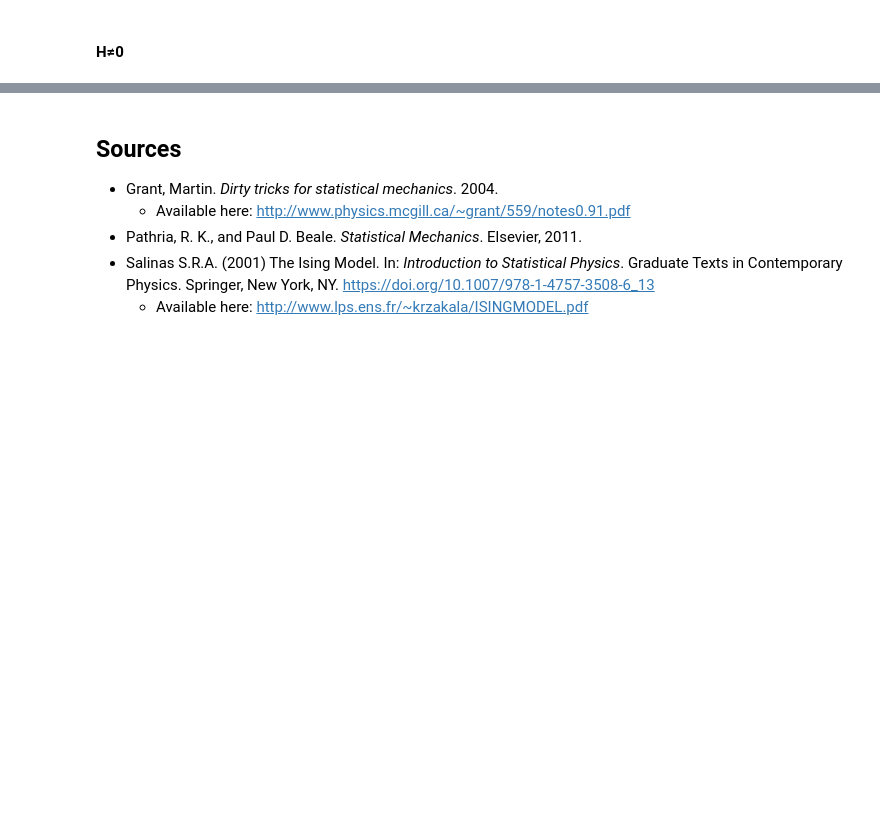
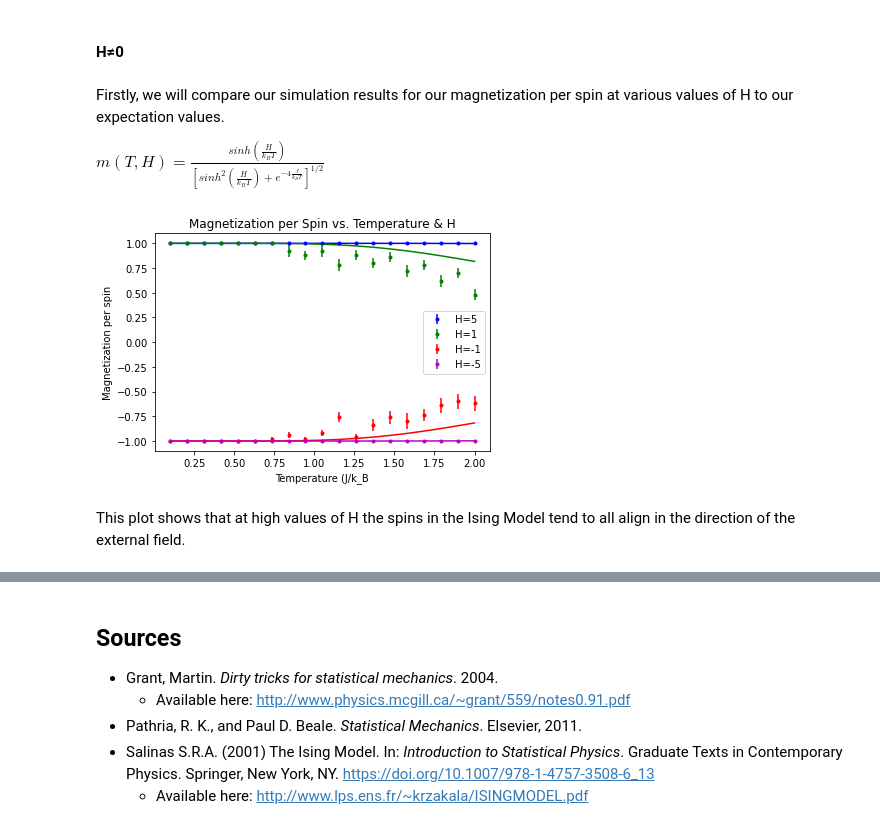
Before and after one commit to WillPugs/ising-model, a Jupyter notebook: ising_model_simulation.ipynb, the cells around one changed output, grey strips where cells are left out. Cells and saved outputs as stored; diff of their text form; code cells hidden in the pictures; blank space fills up the shorter version.

```diff
--- a/ising_model_simulation.ipynb
+++ b/ising_model_simulation.ipynb
@@ -375,2 +387,6 @@ plt.show()
 # %% [markdown]
 <h4>H&#8800;0</h4>
+# %% [markdown]
+Firstly, we will compare our simulation results for our magnetization per spin at various values of H to our expectation values.
+
+$m(T,H)=\frac{sinh(\frac{H}{k_BT})}{[sinh^2(\frac{H}{k_BT})+e^{-4\frac{J}{k_BT}}]^{1/2}}$
@@ -376,0 +401,48 @@ plt.show()
+# %%
+temperatures = np.linspace(0.1, 2, 19) #the range of temperatures over which we will run our simulation
+
+mag_minus5, mag_unc_minus5 = full_sim_1d(10, 10, 5, temperatures, -5) #H=-5
+mag_minus1, mag_unc_minus1 = full_sim_1d(10, 10, 5, temperatures, -1) #H=-1
+mag_1, mag_unc_1 = full_sim_1d(10, 10, 5, temperatures, 1) #H=1
+mag_5, mag_unc_5 = full_sim_1d(10, 10, 5, temperatures, 5) #H=5
+# %%
+#these are the expected values for the magnetization per spin at various temperatures and H
+
+expected5 = []
+for t in temperatures:
+    expected5.append(expected_m_1d(t,5))
+
+expected1 = []
+for t in temperatures:
+    expected1.append(expected_m_1d(t,1))
+
+expected_minus1 = []
+for t in temperatures:
+    expected_minus1.append(expected_m_1d(t,-1))
+
+expected_minus5 = []
+for t in temperatures:
+    expected_minus5.append(expected_m_1d(t,-5))
+# %%
+plt.figure()
+
+plt.errorbar(x=temperatures, y=mag_5, yerr=mag_unc_5, label="H=5", color='b', marker='.', ls='')
+plt.errorbar(x=temperatures, y=mag_1, yerr=mag_unc_1, label="H=1", color='g', marker='.', ls='')
+plt.errorbar(x=temperatures, y=mag_minus1, yerr=mag_unc_minus1, label="H=-1", color='r', marker='.', ls='')
+plt.errorbar(x=temperatures, y=mag_minus5, yerr=mag_unc_minus5, label="H=-5", color='m', marker='.', ls='')
+
+plt.plot(temperatures, expected5, color='b')
+plt.plot(temperatures, expected1, color='g')
+plt.plot(temperatures, expected_minus1, color='r')
+plt.plot(temperatures, expected_minus5, color='m')
+
+plt.title("Magnetization per Spin vs. Temperature & H")
+plt.xlabel("Temperature (J/k_B")
+plt.ylabel("Magnetization per spin")
+plt.legend()
+
+plt.show()
+# %% [output]
+[figure, added]
+# %% [markdown]
+This plot shows that at high values of H the spins in the Ising Model tend to all align in the direction of the external field.
```
Also changed, not shown: parts of 10 cells of this notebook.
